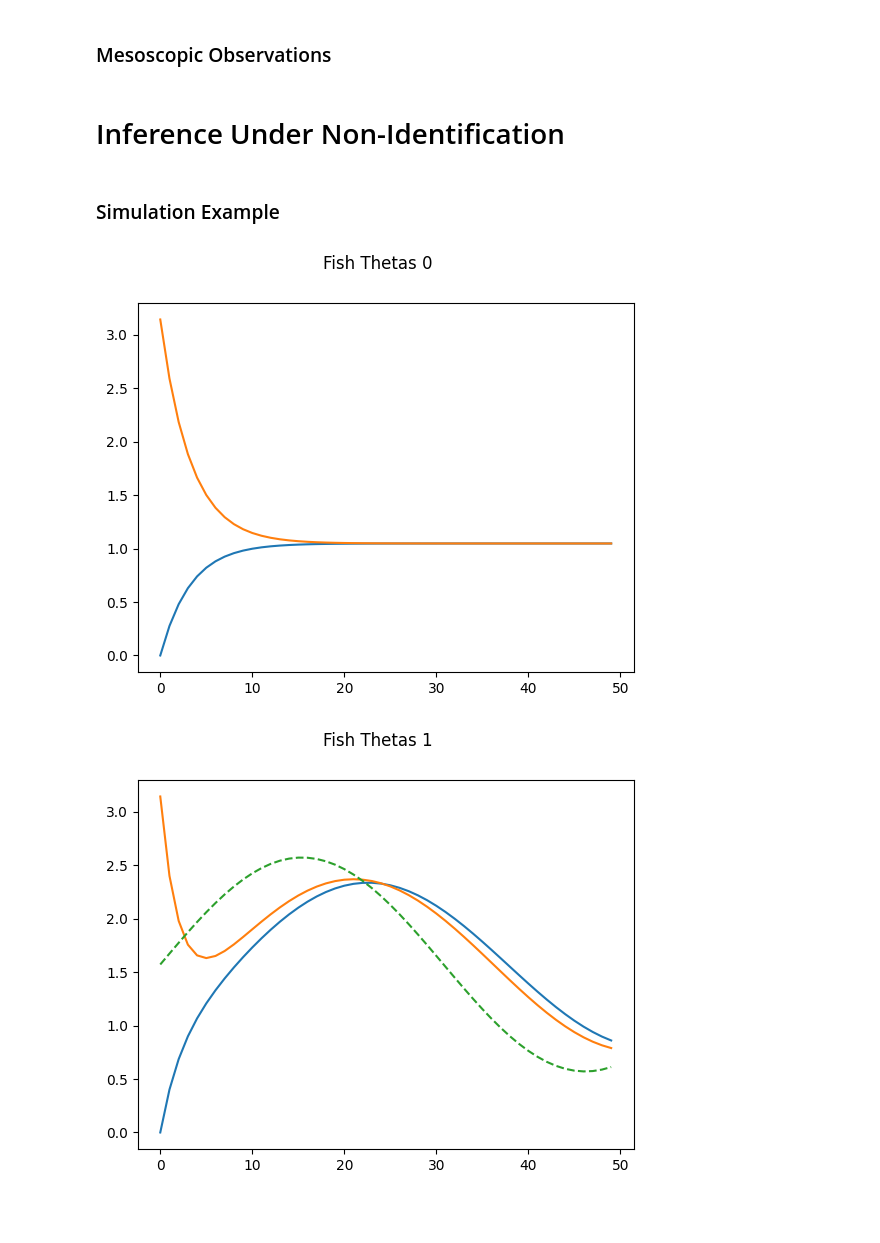
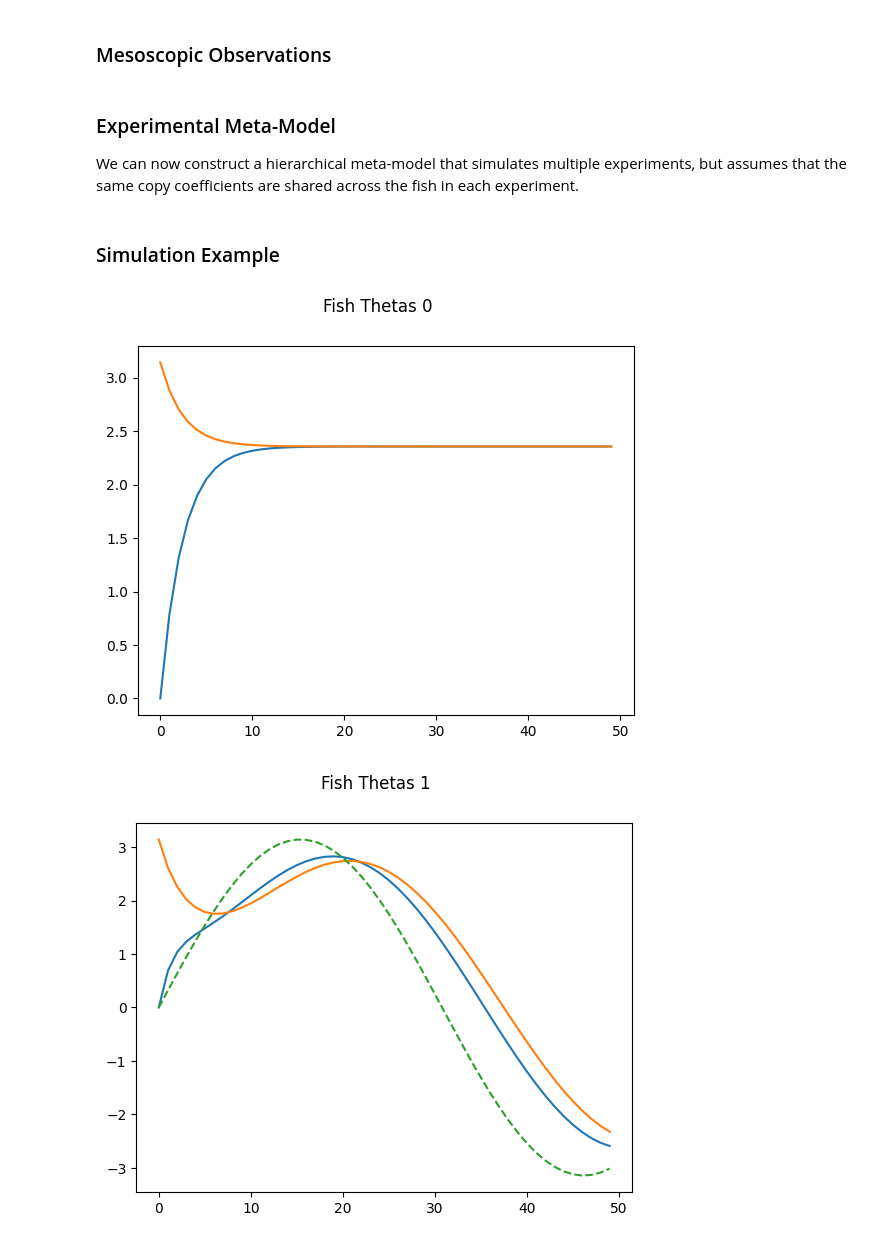
Before and after one commit to BasisResearch/chirho_diffeqpy, a Jupyter notebook: scratch/toy_fish_model2.ipynb, the cells around one changed output. Cells and saved outputs as stored; diff of their text form; code cells hidden in the pictures; blank space fills up the shorter version.

Commit message:
adds notebook refactor with multi experiment joint inference.

```diff
--- a/scratch/toy_fish_model2.ipynb
+++ b/scratch/toy_fish_model2.ipynb
@@ -180,4 +202,5 @@ def polarization_fn(theta):
 # %% [markdown]
-# Inference Under Non-Identification
+### Experimental Meta-Model
+We can now construct a hierarchical meta-model that simulates multiple experiments, but assumes that the same copy coefficients are shared across the fish in each experiment.
 # %%
 def copy_coefficient_prior(num_fish: int):
@@ -218,32 +242,23 @@ def experimental_meta_model(num_fish: int = 2, experimental_contexts: Tuple = ()
 # %% [markdown]
 ### Simulation Example
 # %%
-def simple_experimental_pair():
-    num_fish = 2
+# Default experimental context
+no_vfish = nullcontext()
 
-    contexts = (
-        # No virtual fish.
-        nullcontext(),
-
-        # Simple sinusoidal virtual fish.
-        VirtualFishTrajectory(
-            sinusoidal_virtual_fish,
-            initial_state=dict(
-                vfish_theta=torch.tensor(torch.pi/2.)
-            ),
-            atemp_params=dict(
-                frequency=torch.tensor(1.),
-                amplitude=torch.tensor(1.),
-                phase=torch.tensor(0.)
-            )
-        )
+# Simple sinusoidal virtual fish.
+exemplar_sinusoid_vfish = VirtualFishTrajectory(
+    sinusoidal_virtual_fish,
+    initial_state=dict(
+        vfish_theta=torch.tensor(0.0)
+    ),
+    atemp_params=dict(
+        frequency=torch.tensor(1.),
+        amplitude=torch.tensor(torch.pi),
+        phase=torch.tensor(0.)
     )
-
-    return experimental_meta_model(num_fish, contexts)
+)
 # %%
-def plot_simple_experimental_pair():
-    with condition(data=dict(copy_coefs=GET_TRUE_COPY_COEFS())):
-        trajectories, observed_polarizations = simple_experimental_pair()
+def plot_experiments(trajectories, observed_polarizations):
 
     for i, trajectory in enumerate(trajectories):
         plt.figure()
@@ -260,7 +275,13 @@ def plot_simple_experimental_pair():
 
     plt.show()
 # %%
-plot_simple_experimental_pair()
+with condition(data=dict(copy_coefs=GET_TRUE_COPY_COEFS())):
+    plot_experiments(
+        *experimental_meta_model(
+            num_fish=2,
+            experimental_contexts=(no_vfish, exemplar_sinusoid_vfish)
+        )
+    )
 # %% [output]
-[figure, old version]
+[figure, new version]
-[figure, old version]
+[figure, new version]
```
Also changed, not shown: parts of 21 cells of this notebook.
